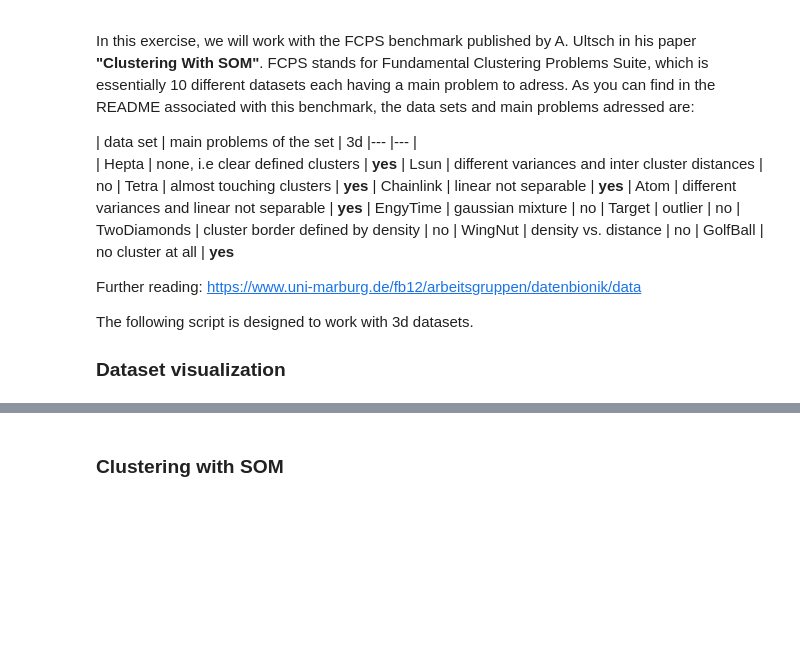
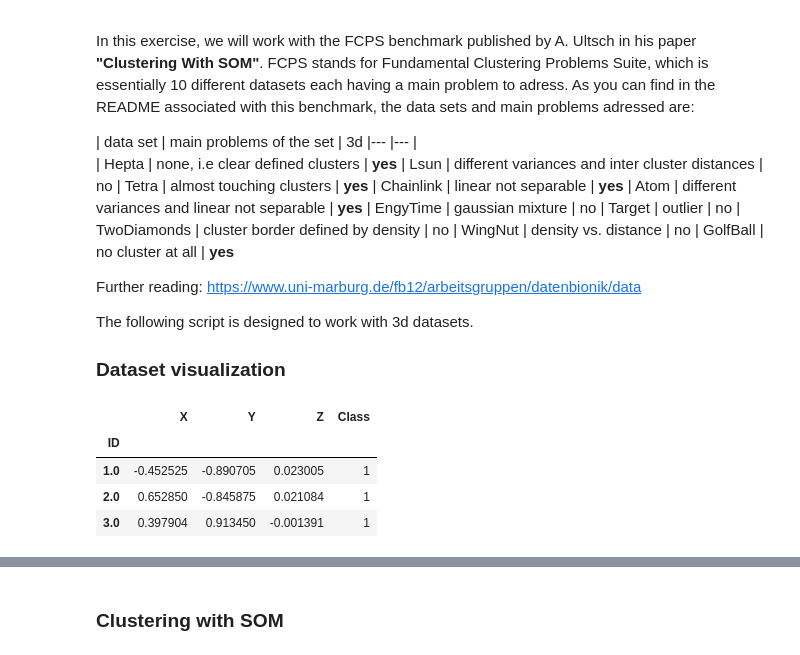
Before and after one commit to vikingandrobot/MLG_Labo05, a Jupyter notebook: lab05/SOM_part1.ipynb, the cells around one changed output, grey strips where cells are left out. Drawn from its saved outputs; the diff is of its cells as text; code cells hidden in the pictures; blank space fills up the shorter version.

```diff
--- a/lab05/SOM_part1.ipynb
+++ b/lab05/SOM_part1.ipynb
@@ -174,34 +174,40 @@ from mpl_toolkits.mplot3d import Axes3D
 
 locations = pd.DataFrame(columns=['ID', 'X', 'Y', 'Z'])
 
 # Datasets that work with this script are Hepta, Tetra, Chainlink, Atom, GolfBall (they are 3d)
 # Datasets in this list do NOT work : Lsun, EngyTime, Target, TwoDiamonds, WingNut (they are 2d)
 dataset_name = 'Chainlink'
 
 # Load the 3d-location of each point
 with open('FCPS_Data/' + dataset_name + '.lrn', 'r') as f:
     for i, line in enumerate(f):
         if line[0] == "%":
             continue
         key,x,y,z = line.rstrip().split("\t")
         locations.loc[i] = [int(key), float(x), float(y), float(z)]
 
 # Load the classes of each point
 classes = pd.DataFrame(columns=['ID', 'Class'])
-with open('FCPS_Data/' + dataset_name + '.cls', 'r') as f:
+with open('FCPS_Data/' + dataset_name + '.cls', 'r', encoding='ISO-8859-1') as f:
     for i, line in enumerate(f):
         if line[0] == "%" or line[0] == "#":
             continue
         key,cl = line.rstrip().split("\t")
         classes.loc[i] = [int(key), int(cl)]
 
 # Group the class labels with the 3d locations of each point
 df = pd.merge(locations, classes, on='ID')
 df = df.set_index('ID')
 df.Class = df.Class.astype(int)
 
 # Prints the first three rows
 df.head(3)
+# %% [output]
+|  | X | Y | Z | Class |
+| ID |  |  |  |  |
+| 1.0 | -0.452525 | -0.890705 | 0.023005 | 1 |
+| 2.0 | 0.652850 | -0.845875 | 0.021084 | 1 |
+| 3.0 | 0.397904 | 0.913450 | -0.001391 | 1 |
 # %%
 class_colors = KohonenUtils._discrete_colors_from_classes(classes.Class)
 
```
Also changed, not shown: parts of 5 cells of this notebook, 3 other files.
